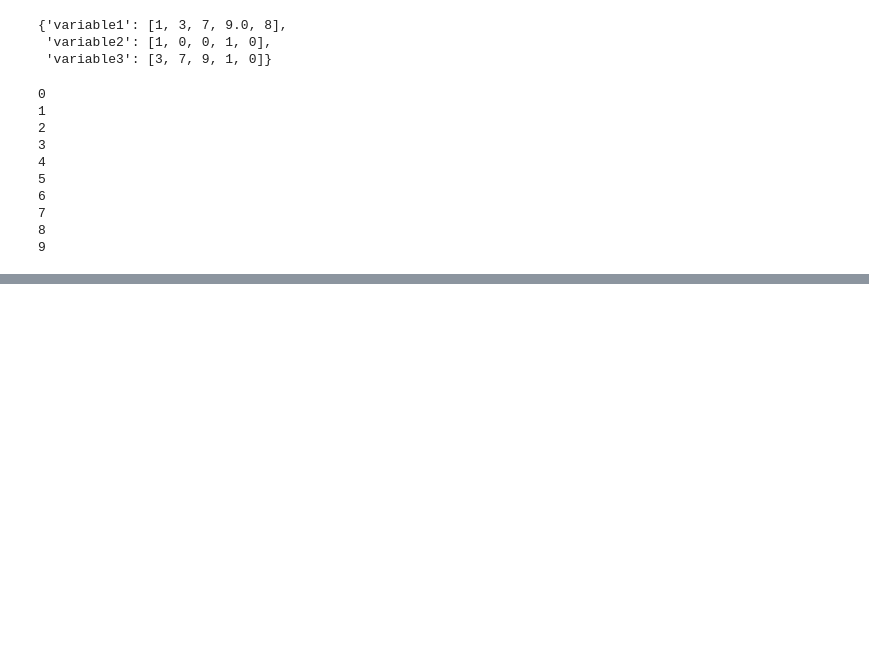
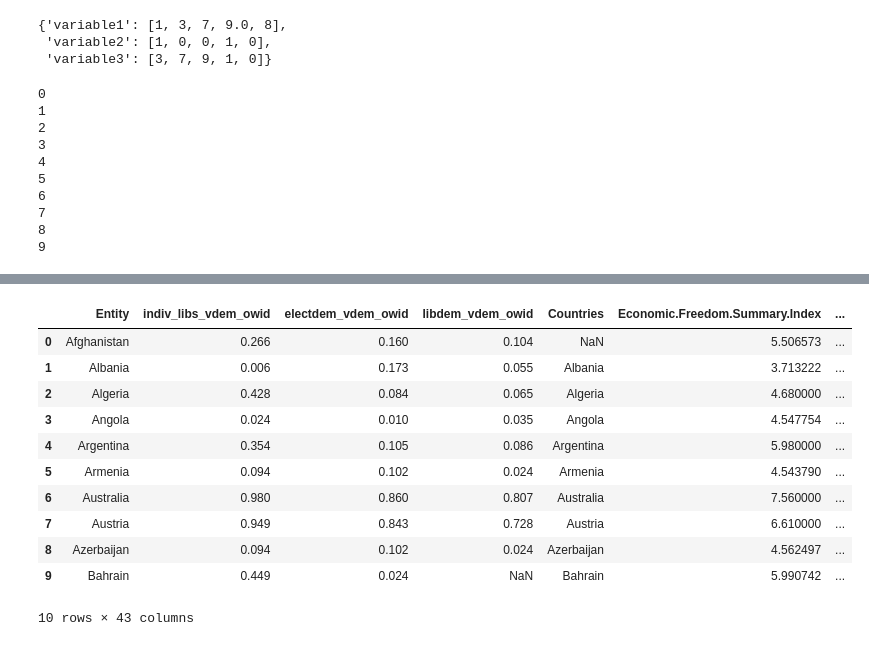
Before and after one commit to tomwillcode/sept_13_repo_morning, a Jupyter notebook: day_1_notebook.ipynb, the cells around one changed output, grey strips where cells are left out. Cells and saved outputs as stored; diff of their text form; code cells hidden in the pictures; blank space fills up the shorter version.

```diff
--- a/day_1_notebook.ipynb
+++ b/day_1_notebook.ipynb
@@ -187,0 +214,15 @@ while tracker <= :
+# %%
+today_data.head(10)
+# %% [output]
+|  | Entity | indiv_libs_vdem_owid | electdem_vdem_owid | libdem_vdem_owid | Countries | Economic.Freedom.Summary.Index | ... |
+| 0 | Afghanistan | 0.266 | 0.160 | 0.104 | NaN | 5.506573 | ... |
+| 1 | Albania | 0.006 | 0.173 | 0.055 | Albania | 3.713222 | ... |
+| 2 | Algeria | 0.428 | 0.084 | 0.065 | Algeria | 4.680000 | ... |
+| 3 | Angola | 0.024 | 0.010 | 0.035 | Angola | 4.547754 | ... |
+| 4 | Argentina | 0.354 | 0.105 | 0.086 | Argentina | 5.980000 | ... |
+| 5 | Armenia | 0.094 | 0.102 | 0.024 | Armenia | 4.543790 | ... |
+| 6 | Australia | 0.980 | 0.860 | 0.807 | Australia | 7.560000 | ... |
+| 7 | Austria | 0.949 | 0.843 | 0.728 | Austria | 6.610000 | ... |
+| 8 | Azerbaijan | 0.094 | 0.102 | 0.024 | Azerbaijan | 4.562497 | ... |
+| 9 | Bahrain | 0.449 | 0.024 | NaN | Bahrain | 5.990742 | ... |
+10 rows × 43 columns
```
Also changed, not shown: parts of 13 cells of this notebook, 3 other files.
